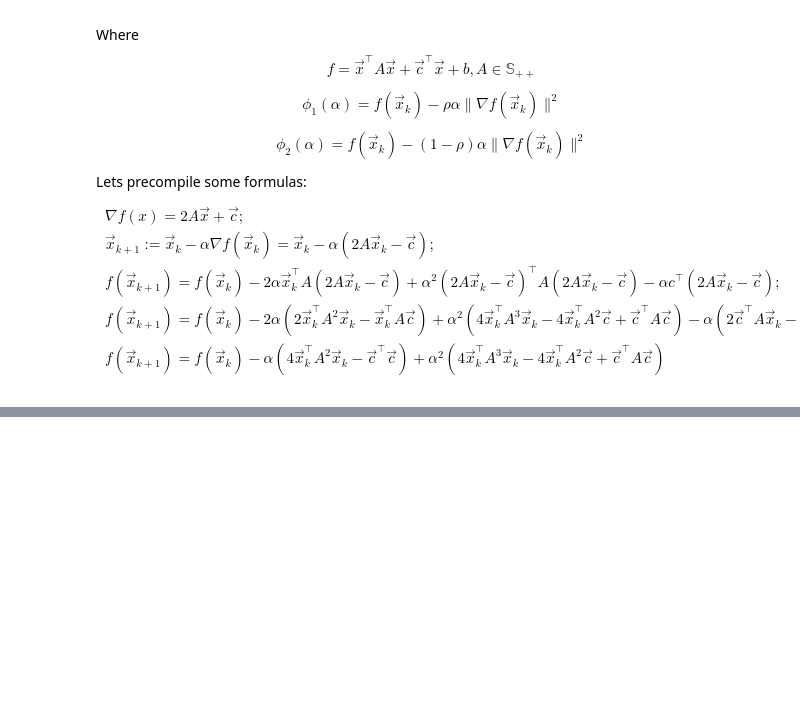
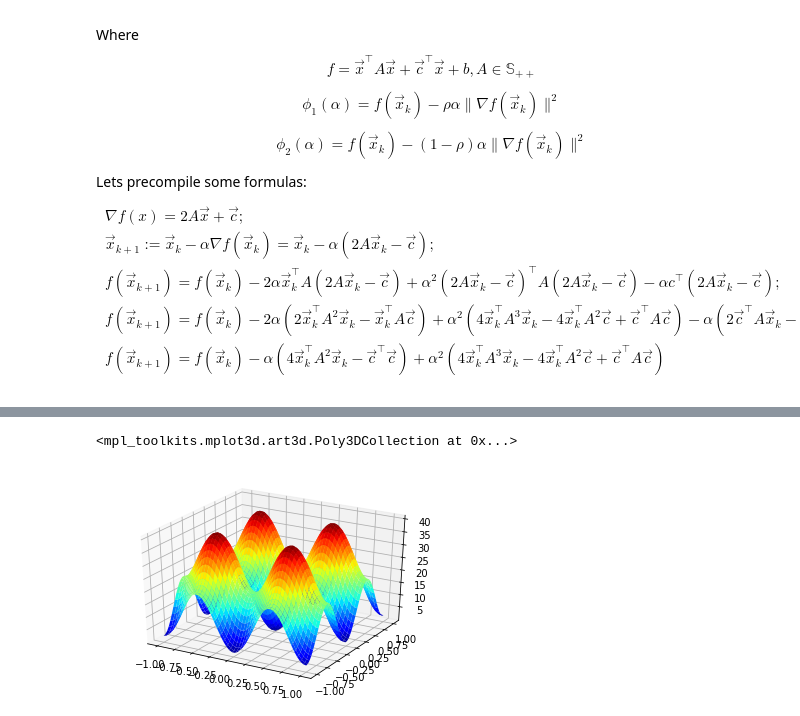
Before and after one commit to SuperCrabLover/ConvexOptHW3, a Jupyter notebook: HW1_Opt.ipynb, the cells around one changed output, grey strips where cells are left out. Drawn from its saved outputs; the diff is of its cells as text; code cells hidden in the pictures; blank space fills up the shorter version.

```diff
--- a/HW1_Opt.ipynb
+++ b/HW1_Opt.ipynb
@@ -275,0 +388,18 @@ $$
+# %%
+def cons_Ras(x):
+  d = len(x)
+  sum = 0
+  for i in range(d):
+    sum = sum + x[i]**2 - 10*np.cos(2*3.14*x[i])
+  return 10*d + sum
+# %%
+x = np.linspace(-1,1)
+y = np.linspace(-1,1)
+X, Y = np.meshgrid(x, y)
+Z = cons_Ras([X,Y])
+fig = plt.figure()
+ax = plt.axes(projection='3d')
+ax.plot_surface(X, Y, Z, rstride=1, cstride=1,cmap='jet', edgecolor = 'none')
+# %% [output]
+<mpl_toolkits.mplot3d.art3d.Poly3DCollection at 0x...>
+[figure, added]
```
Also changed, not shown: parts of 7 cells of this notebook.
